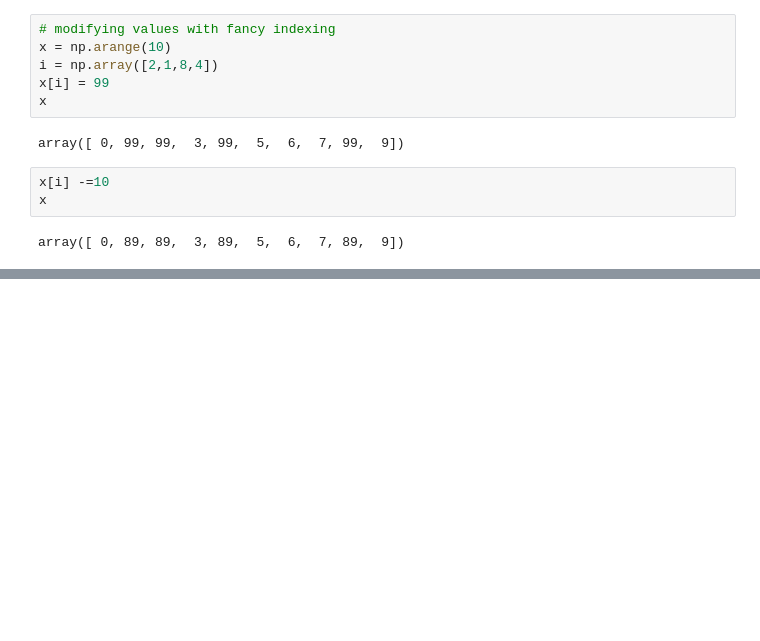
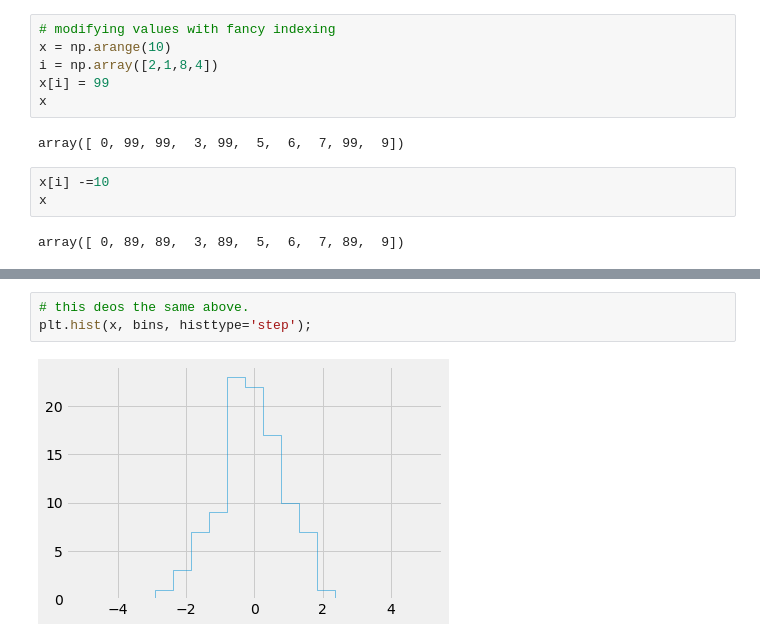
Before and after one commit to numanyilmaz/PythonDataScienceHandbookNotes, a Jupyter notebook: Chapter2.ipynb, the cells around one changed output, grey strips where cells are left out. Drawn from its saved outputs; the diff is of its cells as text; blank space fills up the shorter version.

```diff
--- a/Chapter2.ipynb
+++ b/Chapter2.ipynb
@@ -1166 +1162,6 @@ plt.plot(bins, counts, linestyle= 'steps')
 [figure]
+# %%
+# this deos the same above.
+plt.hist(x, bins, histtype='step');
+# %% [output]
+[figure, added]
```
Also changed, not shown: parts of 26 cells of this notebook.
